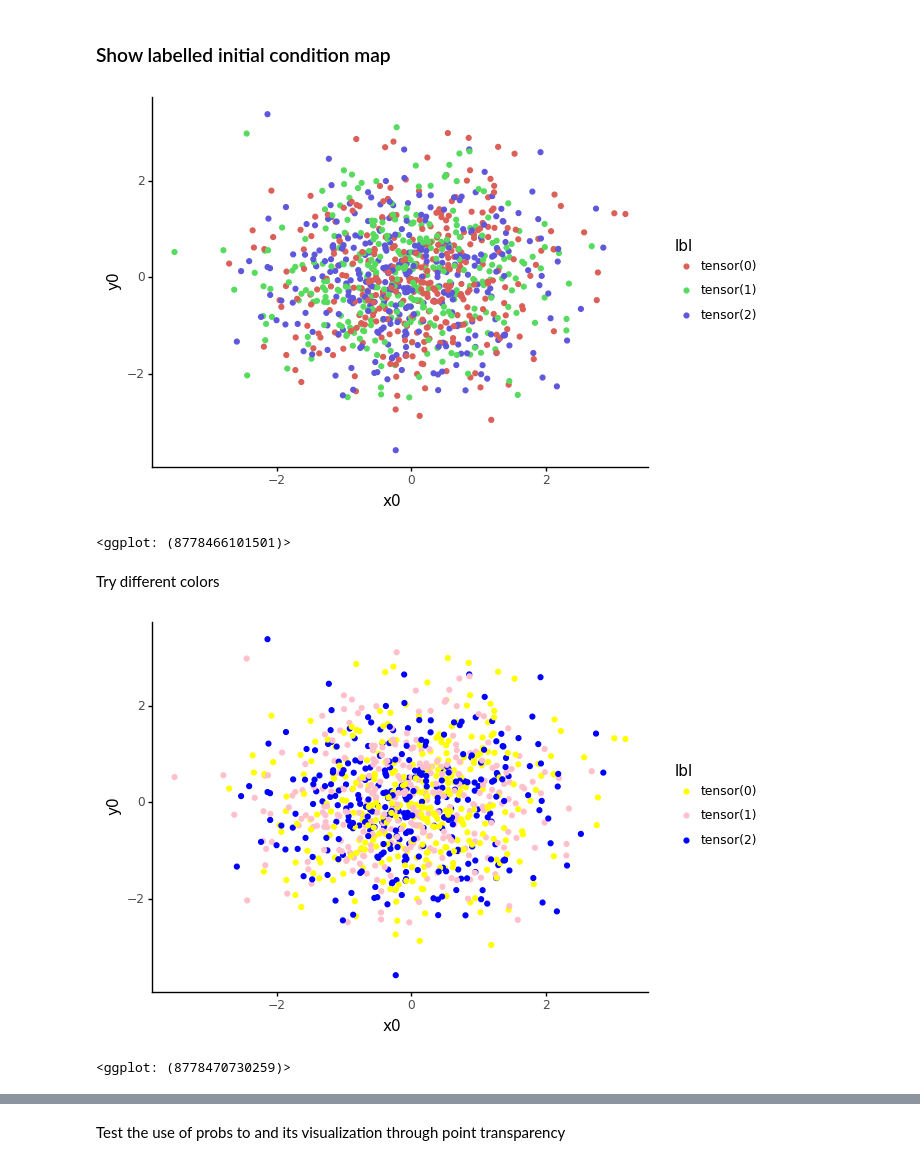
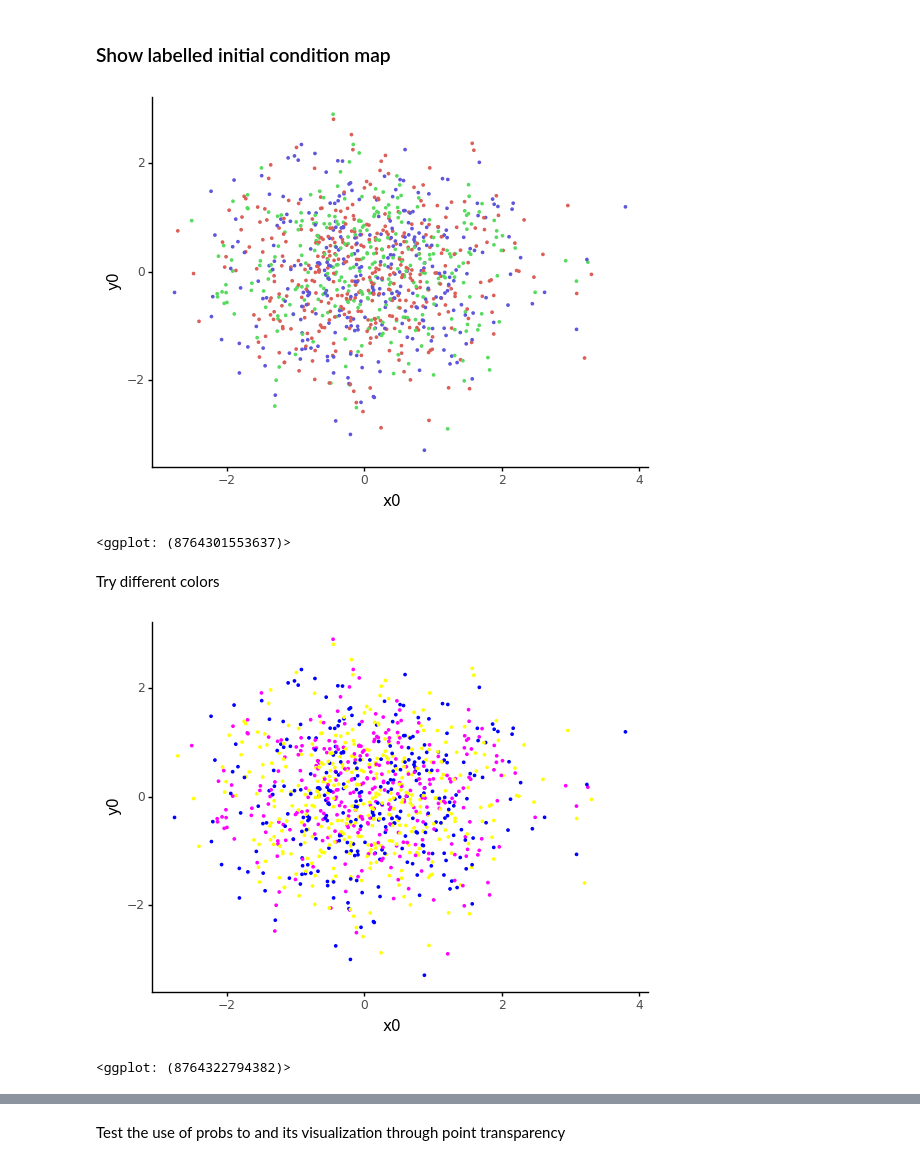
Before and after one commit to vrodriguezf/mlchaos, a Jupyter notebook: nbs/data.ipynb, the cells around one changed output, grey strips where cells are left out. Drawn from its saved outputs; the diff is of its cells as text; code cells hidden in the pictures.

```diff
--- a/nbs/data.ipynb
+++ b/nbs/data.ipynb
@@ -263,30 +263,36 @@ def show_labelled_ic_map(poinc_maps:Union[torch.Tensor, np.ndarray],
                          show_legend=False, color_values=None, **kwargs):
     r"""
     Show a scatter plot with the initial conditions (x0, y0) of each Poincare map in \
-    `poinc_maps`, coloured with the labels given in `lbls`.'. The argument `poinc_maps` \
-    expects a (n_items, n_channels, n_points) numpy array or tensor. If `show_confidence` is true,
+    `poinc_maps`, coloured with the predictions given in `preds`.. The argument `poinc_maps` \
+    expects a (n_items, n_channels, n_points) numpy array or tensor. PRedictions can
+    be given as a rank-2 tensor, with the output probabilities for each class, or as a
+    rank-1 tensor, with the index of the predicted class. If `show_confidence` is true,
     it will contain the probability distribution of each prediction, which will be
     used to plot each point in the map with higher or level transparency (predictions with
     higher probability will have greater values of transparency)
     """
     ic = poinc_maps[:,:,0]
     data = pd.DataFrame(ic, columns=['x0', 'y0'])
+
     lbls = torch.argmax(preds, dim=1)
     data['lbl'] = L(lbls, use_list=True).map(lambda o: vocab[o]) if vocab else L(lbls, use_list=True).map(str)
     data['confidence'] = torch.max(preds, dim=1).values
     scale_args = dict()
+    if not show_legend: scale_args['guide']=False
     # Color values follow the same order of the vocab
     scale_color_layer = scale_color_discrete(**scale_args) if not color_values else scale_color_manual(color_values, **scale_args)
-    if not show_legend: scale_args['guide']=False
+
     res = (
         ggplot(data, aes('x0', 'y0')) +
         theme_classic()
     )
     if show_confidence:
-        res = (res + geom_point(aes('x0','y0', color='lbl', alpha='confidence')) +
+        res = (res + geom_point(aes('x0','y0', color='lbl', alpha='confidence'),
+                                shape='.') +
         scale_color_layer + scale_alpha_continuous(**scale_args))
     else:
-        res = (res + geom_point(aes('x0','y0', color='lbl')) + scale_color_layer)
+        res = (res + geom_point(aes('x0','y0', color='lbl'), shape='.') +
+               scale_color_layer)
     return res
 # %%
 mock_poinc_map = np.random.randn(1000, 2, 100)
@@ -297,17 +303,17 @@ vocab = ['chaotic', 'librational', 'rotational']
 # NOTE: These FLI plots are completely random
 show_labelled_ic_map(poinc_maps=mock_poinc_map, preds=mock_preds)
 # %% [output]
-[figure, old version]
+[figure, new version]
-<ggplot: (8778466101501)>
+<ggplot: (8764301553637)>
 # %% [markdown]
 Try different colors
 # %%
 # NOTE: These FLI plots are completely random
 show_labelled_ic_map(poinc_maps=mock_poinc_map, preds=mock_preds,
-                     color_values=['yellow', 'pink', 'blue'])
+                     color_values=['yellow', 'magenta', 'blue'])
 # %% [output]
-[figure, old version]
+[figure, new version]
-<ggplot: (8778470730259)>
+<ggplot: (8764322794382)>
 # %%
 show_labelled_ic_map(poinc_maps=mock_poinc_map, preds=mock_preds,
                      vocab = vocab, show_legend=True)
```
Also changed, not shown: parts of 8 cells of this notebook, 8 other files.
